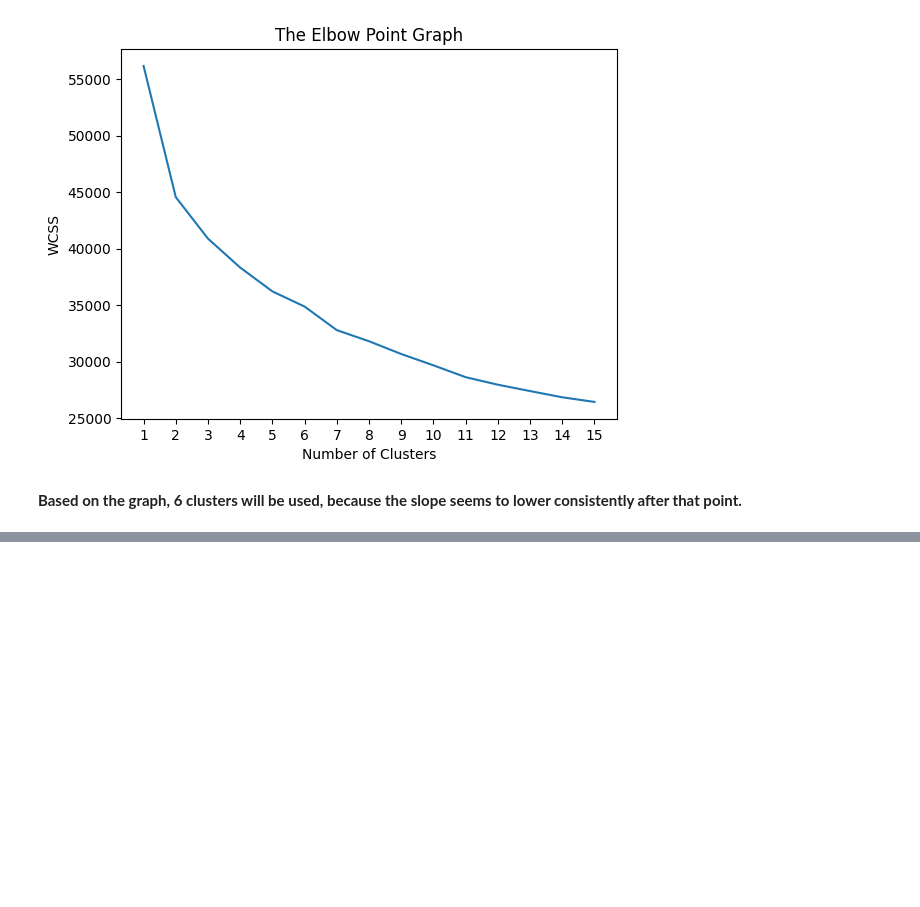
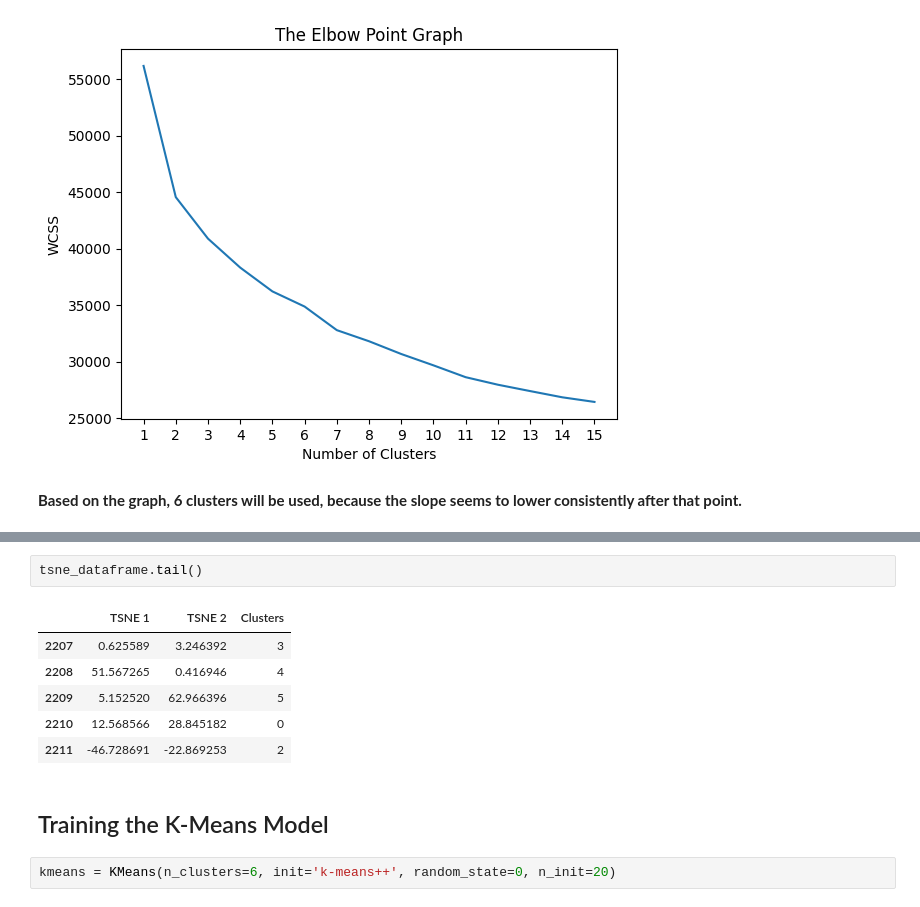
Before and after one commit to Luciano-C/Customer-Personality-Analysis, a Jupyter notebook: Customer_Personality_Analysis.ipynb, the cells around one changed output, grey strips where cells are left out. Drawn from its saved outputs; the diff is of its cells as text; blank space fills up the shorter version.

```diff
--- a/Customer_Personality_Analysis.ipynb
+++ b/Customer_Personality_Analysis.ipynb
@@ -822,0 +845,13 @@ plt.show()
+# %%
+tsne_dataframe.tail()
+# %% [output]
+|  | TSNE 1 | TSNE 2 | Clusters |
+| 2207 | 0.625589 | 3.246392 | 3 |
+| 2208 | 51.567265 | 0.416946 | 4 |
+| 2209 | 5.152520 | 62.966396 | 5 |
+| 2210 | 12.568566 | 28.845182 | 0 |
+| 2211 | -46.728691 | -22.869253 | 2 |
+# %% [markdown]
+## Training the K-Means Model
+# %%
+kmeans = KMeans(n_clusters=6, init='k-means++', random_state=0, n_init=20)
```
Also changed, not shown: parts of 11 cells of this notebook.
